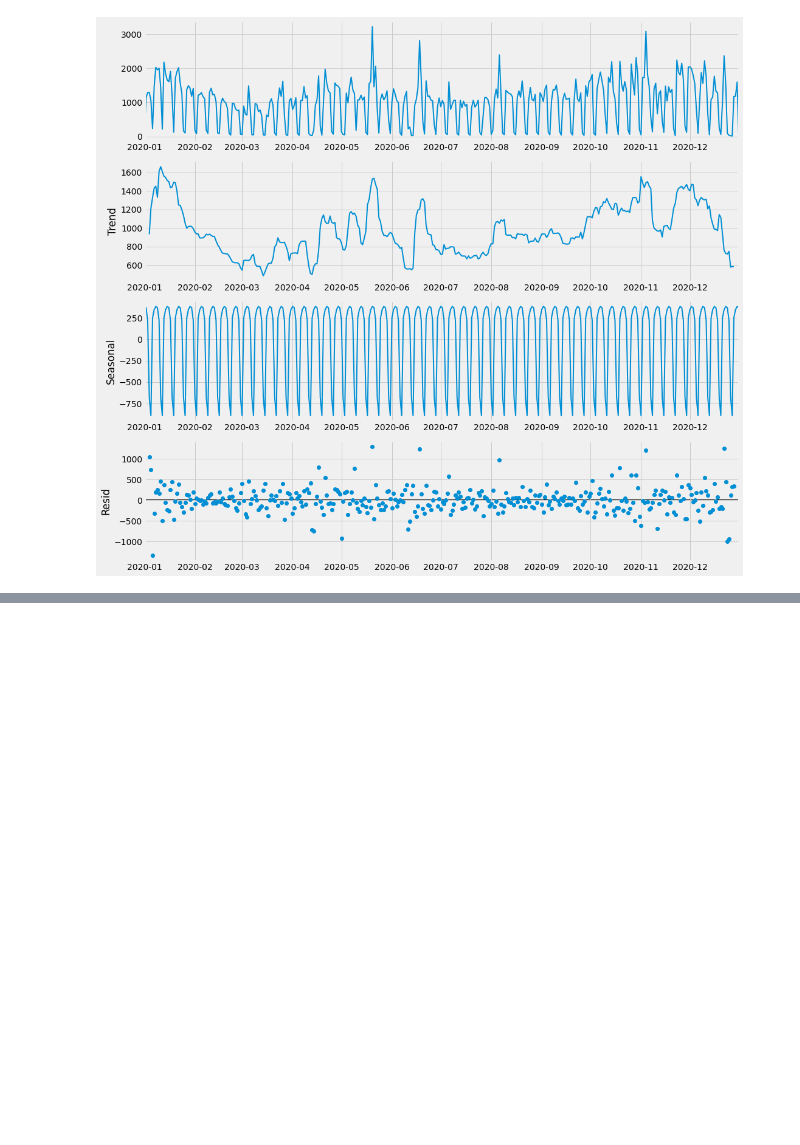
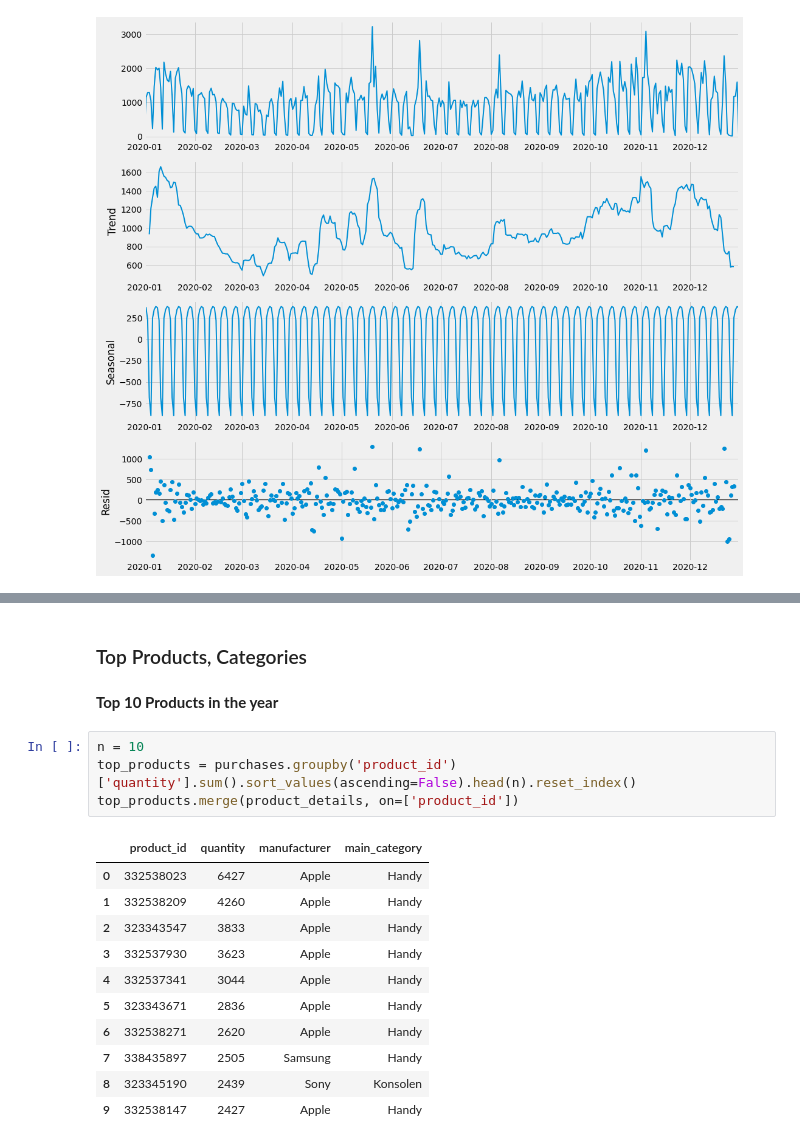
Before and after one commit to samarthum/rebuy_case_study, a Jupyter notebook: notebooks/Purchase.ipynb, the cells around one changed output, grey strips where cells are left out. Drawn from its saved outputs; the diff is of its cells as text; blank space fills up the shorter version.

```diff
--- a/notebooks/Purchase.ipynb
+++ b/notebooks/Purchase.ipynb
@@ -59,0 +87,20 @@ plot_by_day_of_week(daily, title='Purchases across days of the week',
+# %% [markdown]
+### Top Products, Categories
+# %% [markdown]
+**Top 10 Products in the year**
+# %%
+n = 10
+top_products = purchases.groupby('product_id')['quantity'].sum().sort_values(ascending=False).head(n).reset_index()
+top_products.merge(product_details, on=['product_id'])
+# %% [output]
+|  | product_id | quantity | manufacturer | main_category |
+| 0 | 332538023 | 6427 | Apple | Handy |
+| 1 | 332538209 | 4260 | Apple | Handy |
+| 2 | 323343547 | 3833 | Apple | Handy |
+| 3 | 332537930 | 3623 | Apple | Handy |
+| 4 | 332537341 | 3044 | Apple | Handy |
+| 5 | 323343671 | 2836 | Apple | Handy |
+| 6 | 332538271 | 2620 | Apple | Handy |
+| 7 | 338435897 | 2505 | Samsung | Handy |
+| 8 | 323345190 | 2439 | Sony | Konsolen |
+| 9 | 332538147 | 2427 | Apple | Handy |
```
Also changed, not shown: parts of 18 cells of this notebook, 2 other files.
